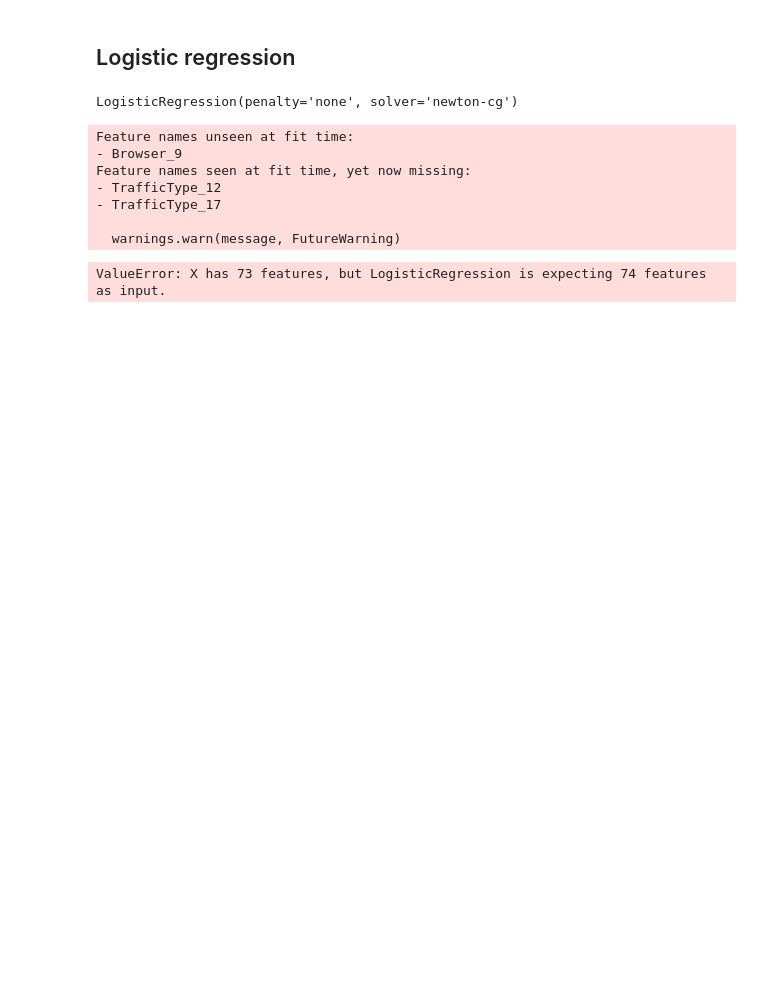
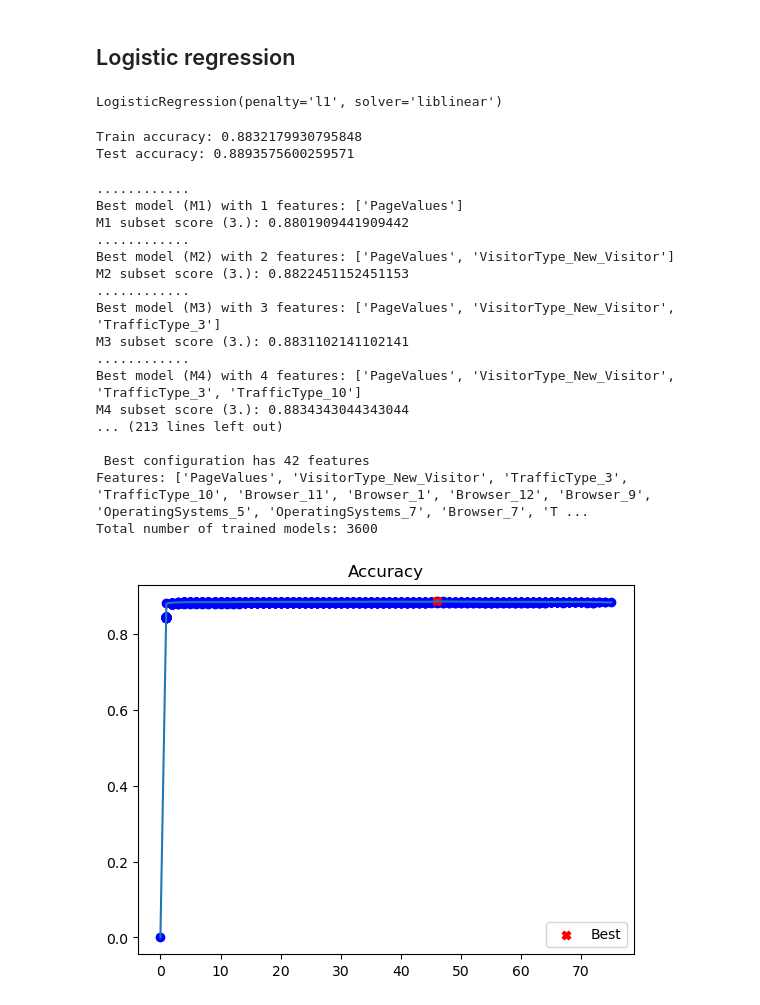
Before and after one commit to sararesta/ML-Homework, a Jupyter notebook: Classification-Logistic-regression.ipynb, the cells around one changed output. Saved outputs shown, nothing was run; the diff lists cells and outputs as text; code cells hidden in the pictures; blank space fills up the shorter version.

```diff
--- a/Classification-Logistic-regression.ipynb
+++ b/Classification-Logistic-regression.ipynb
@@ -33,3 +33,7 @@ training_set = pd.read_csv("training_set_complete.csv")
 test_set = pd.read_csv("test_set_complete.csv")
 training_set = training_set.drop(columns=['Unnamed: 0'])
 test_set = test_set.drop(columns=['Unnamed: 0'])
+training_set['Revenue'] = training_set['Revenue'].astype(int)
+test_set['Revenue'] = test_set['Revenue'].astype(int)
+training_set['Revenue'].value_counts()
+test_set['Revenue'].value_counts()
@@ -40,21 +51,28 @@ X_train_full = training_set.drop(columns=['Revenue'])
 X_test_full = test_set.drop(columns=['Revenue'])
 y_train = training_set['Revenue']
 y_test = test_set['Revenue']
+# %%
+# FACCIAMO QUESTO STEP PER EVITARE PROBLEMI DI CONVERGENZA NEL MODELLO
+from sklearn.preprocessing import StandardScaler
+
+# Assuming you have your feature data X
+scaler = StandardScaler()
+X_train_scaled = pd.DataFrame(scaler.fit_transform(X_train_full))
+X_test_scaled = pd.DataFrame(scaler.fit_transform(X_test_full))
+X_train_scaled.columns = X_train_full.columns
+X_test_scaled.columns = X_test_full.columns
 # %%
 from sklearn.linear_model import LogisticRegression            # 1- model selection
-model = LogisticRegression(solver='newton-cg', penalty='none') # 2- hyperparams
-model.fit(X_train_full, y_train)                               # 3- model fitting
-y_predict = model.predict(X_test_full)                        # 4- model testing
+model = LogisticRegression(solver='liblinear', penalty='l1',max_iter=100)      # 2- hyperparams
+model.fit(X_train_scaled, y_train)                               # 3- model fitting
+y_predict = model.predict(X_test_scaled)                        # 4- model testing
 
-print("Train accuracy:", accuracy(y_train, model.predict(X_full_train)))
-print("Test accuracy:", accuracy(y_test, model.predict(X_full_test)))
+def accuracy(y_pred, y_true):
+    return (y_pred == y_true).mean()
+
+print("Train accuracy:", accuracy(y_train, model.predict(X_train_scaled)))
+print("Test accuracy:", accuracy(y_test, model.predict(X_test_scaled)))
 # %% [output]
-LogisticRegression(penalty='none', solver='newton-cg')
+LogisticRegression(penalty='l1', solver='liblinear')
-Feature names unseen at fit time:
-- Browser_9
-Feature names seen at fit time, yet now missing:
-- TrafficType_12
-- TrafficType_17
-
-  warnings.warn(message, FutureWarning)
+Train accuracy: 0.8832179930795848
+Test accuracy: 0.8893575600259571
-ValueError: X has 73 features, but LogisticRegression is expecting 74 features as input.
@@ -60,0 +242,28 @@ ValueError: X has 73 features, but LogisticRegression is expecting 74 features a
+# %%
+cv = 10
+forward_selection(X_train_scaled, y_train, X_test_scaled, y_test,
+                  get_evaluator(make_scorer(accuracy)), np.argmax, # 2.
+                  get_cv_evaluator(make_scorer(accuracy), cv), np.argmax, # 3.
+                  get_evaluator(make_scorer(accuracy)), np.argmax, # test
+                  candidates_scorer_name="Accuracy",
+                  subsets_scorer_name="Accuracy (CV)",
+                  verbose=True, weight_step3=cv)
+# %% [output]
+............
+Best model (M1) with 1 features: ['PageValues']
+M1 subset score (3.): 0.8801909441909442
+............
+Best model (M2) with 2 features: ['PageValues', 'VisitorType_New_Visitor']
+M2 subset score (3.): 0.8822451152451153
+............
+Best model (M3) with 3 features: ['PageValues', 'VisitorType_New_Visitor', 'TrafficType_3']
+M3 subset score (3.): 0.8831102141102141
+............
+Best model (M4) with 4 features: ['PageValues', 'VisitorType_New_Visitor', 'TrafficType_3', 'TrafficType_10']
+M4 subset score (3.): 0.8834343044343044
+... (213 lines left out)
+
+ Best configuration has 42 features
+Features: ['PageValues', 'VisitorType_New_Visitor', 'TrafficType_3', 'TrafficType_10', 'Browser_11', 'Browser_1', 'Browser_12', 'Browser_9', 'OperatingSystems_5', 'OperatingSystems_7', 'Browser_7', 'T ...
+Total number of trained models: 3600
+[figure, added]
```
Also changed, not shown: parts of 15 cells of this notebook.
